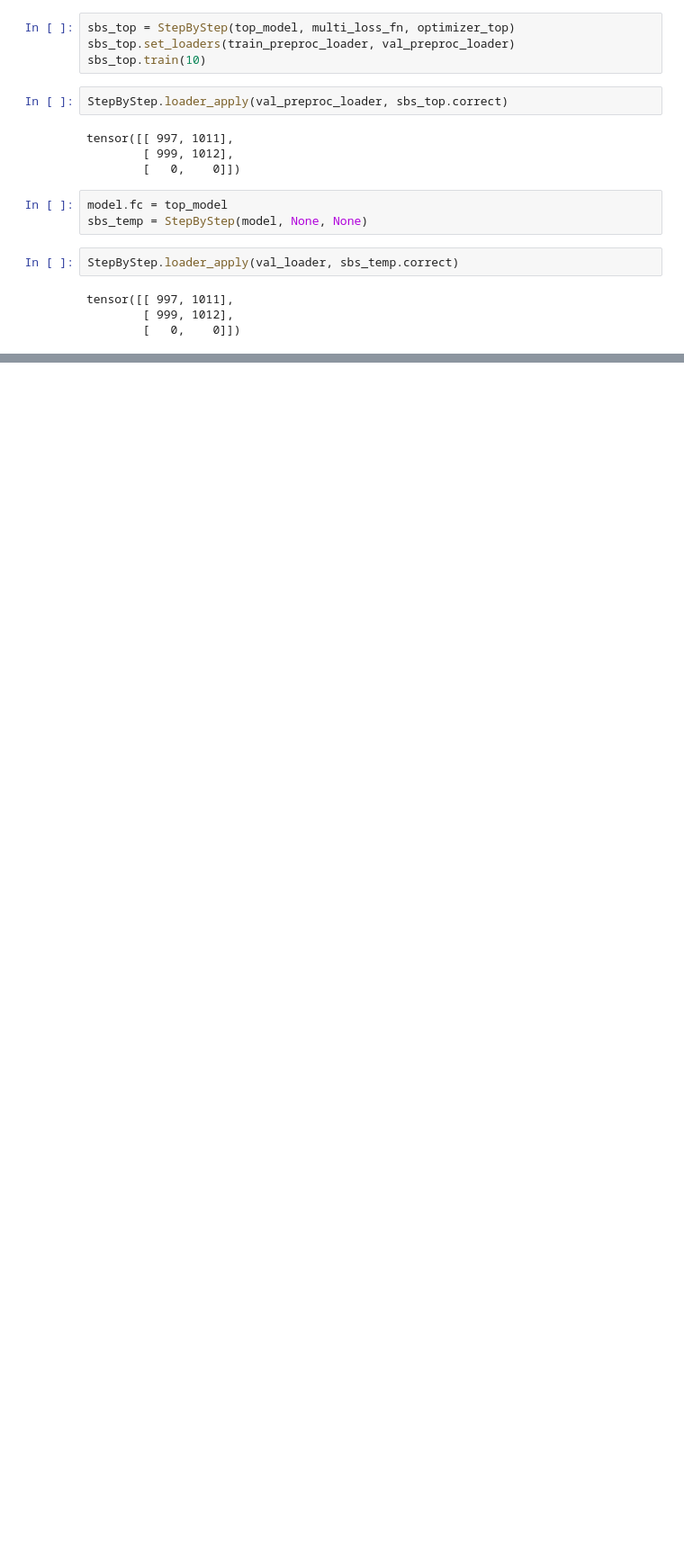
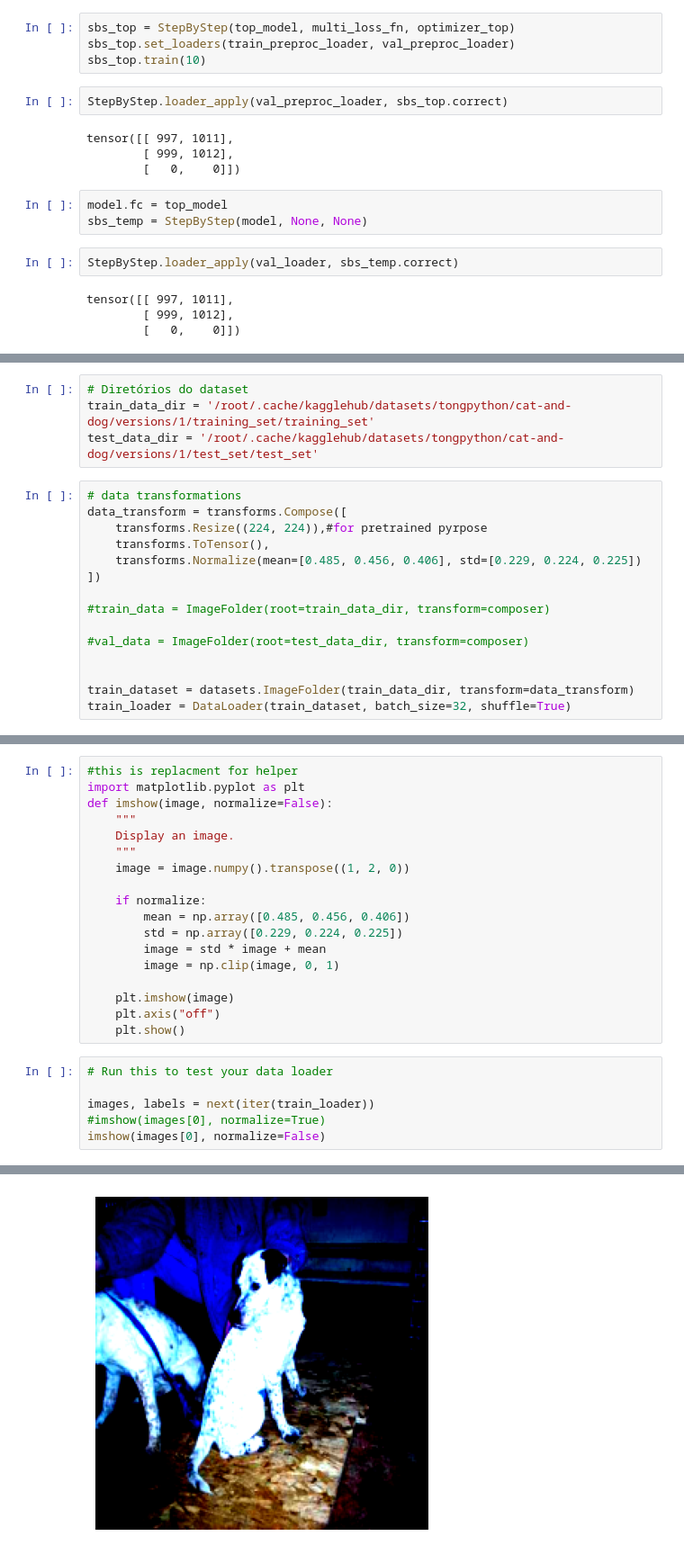
Before and after one commit to PauloBigooD/PPGEEC2318-Machine-Learning-Transfer-Learning, a Jupyter notebook: PuttingAllTogether.ipynb, the cells around one changed output, grey strips where cells are left out. Shown at 90% size. Drawn from its saved outputs; the diff is of its cells as text; blank space fills up the shorter version.

```diff
--- a/PuttingAllTogether.ipynb
+++ b/PuttingAllTogether.ipynb
@@ -885,0 +919,19 @@ tensor([[ 997, 1011],
+# %%
+# Diretórios do dataset
+train_data_dir = '/root/.cache/kagglehub/datasets/tongpython/cat-and-dog/versions/1/training_set/training_set'
+test_data_dir = '/root/.cache/kagglehub/datasets/tongpython/cat-and-dog/versions/1/test_set/test_set'
+# %%
+# data transformations
+data_transform = transforms.Compose([
+    transforms.Resize((224, 224)),#for pretrained pyrpose
+    transforms.ToTensor(),
+    transforms.Normalize(mean=[0.485, 0.456, 0.406], std=[0.229, 0.224, 0.225])
+])
+
+#train_data = ImageFolder(root=train_data_dir, transform=composer)
+
+#val_data = ImageFolder(root=test_data_dir, transform=composer)
+
+
+train_dataset = datasets.ImageFolder(train_data_dir, transform=data_transform)
+train_loader = DataLoader(train_dataset, batch_size=32, shuffle=True)
@@ -885,0 +953,25 @@ tensor([[ 997, 1011],
+# %%
+#this is replacment for helper
+import matplotlib.pyplot as plt
+def imshow(image, normalize=False):
+    """
+    Display an image.
+    """
+    image = image.numpy().transpose((1, 2, 0))
+
+    if normalize:
+        mean = np.array([0.485, 0.456, 0.406])
+        std = np.array([0.229, 0.224, 0.225])
+        image = std * image + mean
+        image = np.clip(image, 0, 1)
+
+    plt.imshow(image)
+    plt.axis("off")
+    plt.show()
+# %%
+# Run this to test your data loader
+
+images, labels = next(iter(train_loader))
+#imshow(images[0], normalize=True)
+imshow(images[0], normalize=False)
+# %% [output]
@@ -885,0 +979 @@ tensor([[ 997, 1011],
+[figure, added]
```
Also changed, not shown: parts of 41 cells of this notebook.
